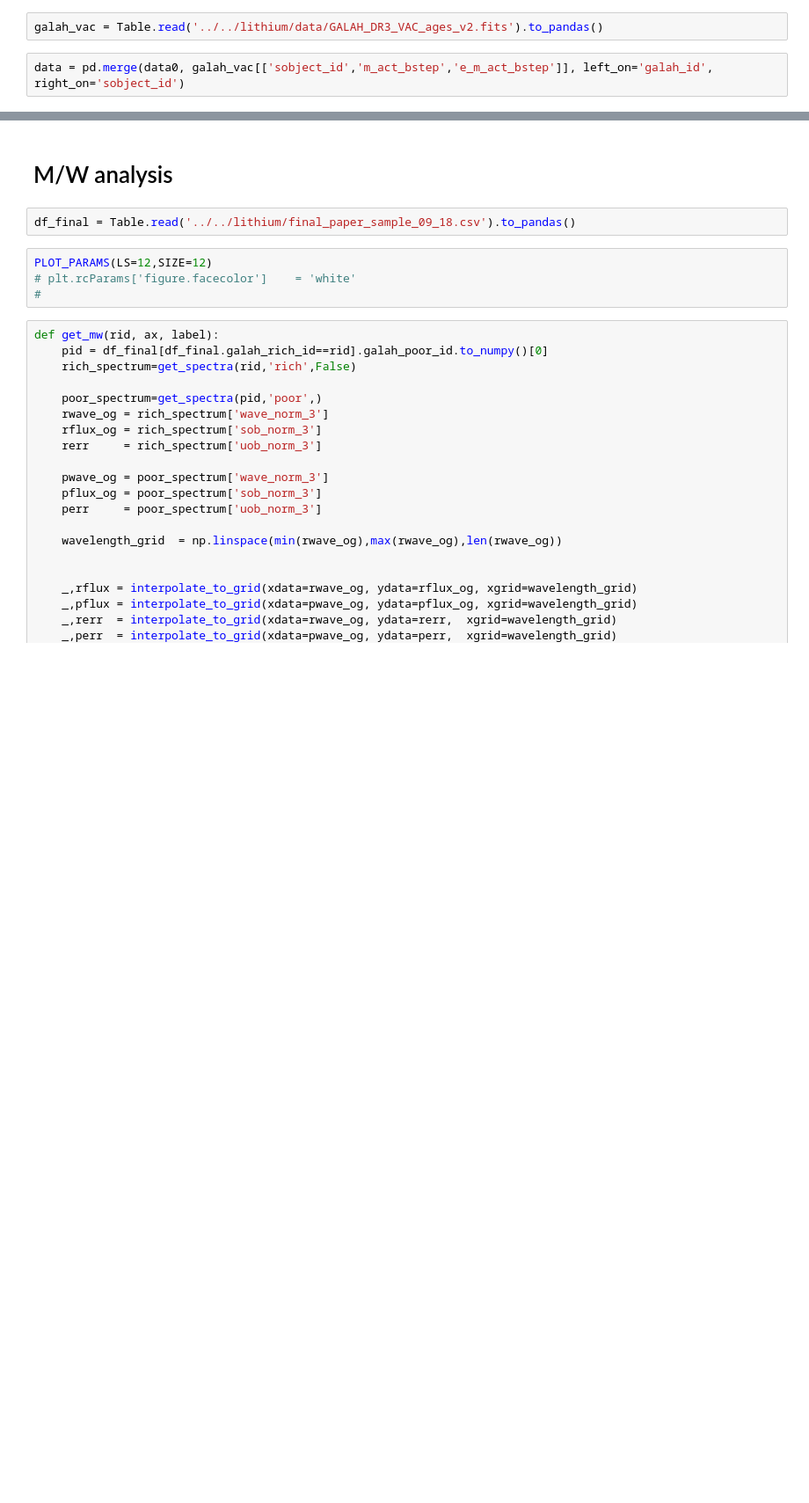
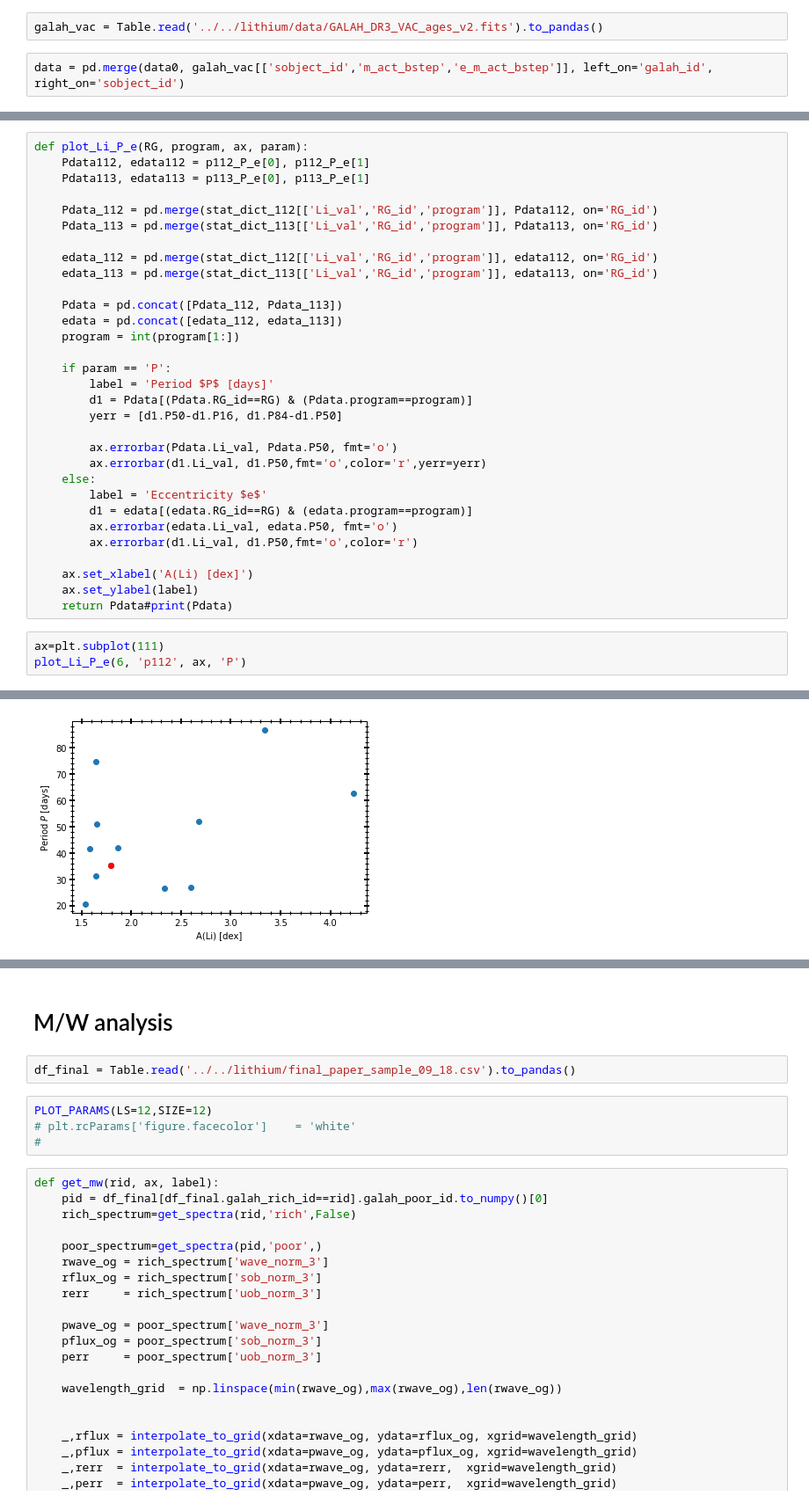
Before and after one commit to MaryumSayeed/ESPRESSO, a Jupyter notebook: scripts/mass_analysis.ipynb, the cells around one changed output, grey strips where cells are left out. Shown at 88% size. Cells and saved outputs as stored; diff of their text form; blank space fills up the shorter version.

```diff
--- a/scripts/mass_analysis.ipynb
+++ b/scripts/mass_analysis.ipynb
@@ -98,0 +506,35 @@ for i, row in data.iterrows():
+# %%
+def plot_Li_P_e(RG, program, ax, param):
+    Pdata112, edata112 = p112_P_e[0], p112_P_e[1]
+    Pdata113, edata113 = p113_P_e[0], p113_P_e[1]
+
+    Pdata_112 = pd.merge(stat_dict_112[['Li_val','RG_id','program']], Pdata112, on='RG_id')
+    Pdata_113 = pd.merge(stat_dict_113[['Li_val','RG_id','program']], Pdata113, on='RG_id')
+
+    edata_112 = pd.merge(stat_dict_112[['Li_val','RG_id','program']], edata112, on='RG_id')
+    edata_113 = pd.merge(stat_dict_113[['Li_val','RG_id','program']], edata113, on='RG_id')
+
+    Pdata = pd.concat([Pdata_112, Pdata_113])
+    edata = pd.concat([edata_112, edata_113])
+    program = int(program[1:])
+
+    if param == 'P':
+        label = 'Period $P$ [days]'
+        d1 = Pdata[(Pdata.RG_id==RG) & (Pdata.program==program)]
+        yerr = [d1.P50-d1.P16, d1.P84-d1.P50]
+
+        ax.errorbar(Pdata.Li_val, Pdata.P50, fmt='o')
+        ax.errorbar(d1.Li_val, d1.P50,fmt='o',color='r',yerr=yerr)
+    else:
+        label = 'Eccentricity $e$'
+        d1 = edata[(edata.RG_id==RG) & (edata.program==program)]
+        ax.errorbar(edata.Li_val, edata.P50, fmt='o')
+        ax.errorbar(d1.Li_val, d1.P50,fmt='o',color='r')
+
+    ax.set_xlabel('A(Li) [dex]')
+    ax.set_ylabel(label)
+    return Pdata#print(Pdata)
+# %%
+ax=plt.subplot(111)
+plot_Li_P_e(6, 'p112', ax, 'P')
+# %% [output]
@@ -98,0 +554 @@ for i, row in data.iterrows():
+[figure, added]
```
Also changed, not shown: parts of 30 cells of this notebook.
